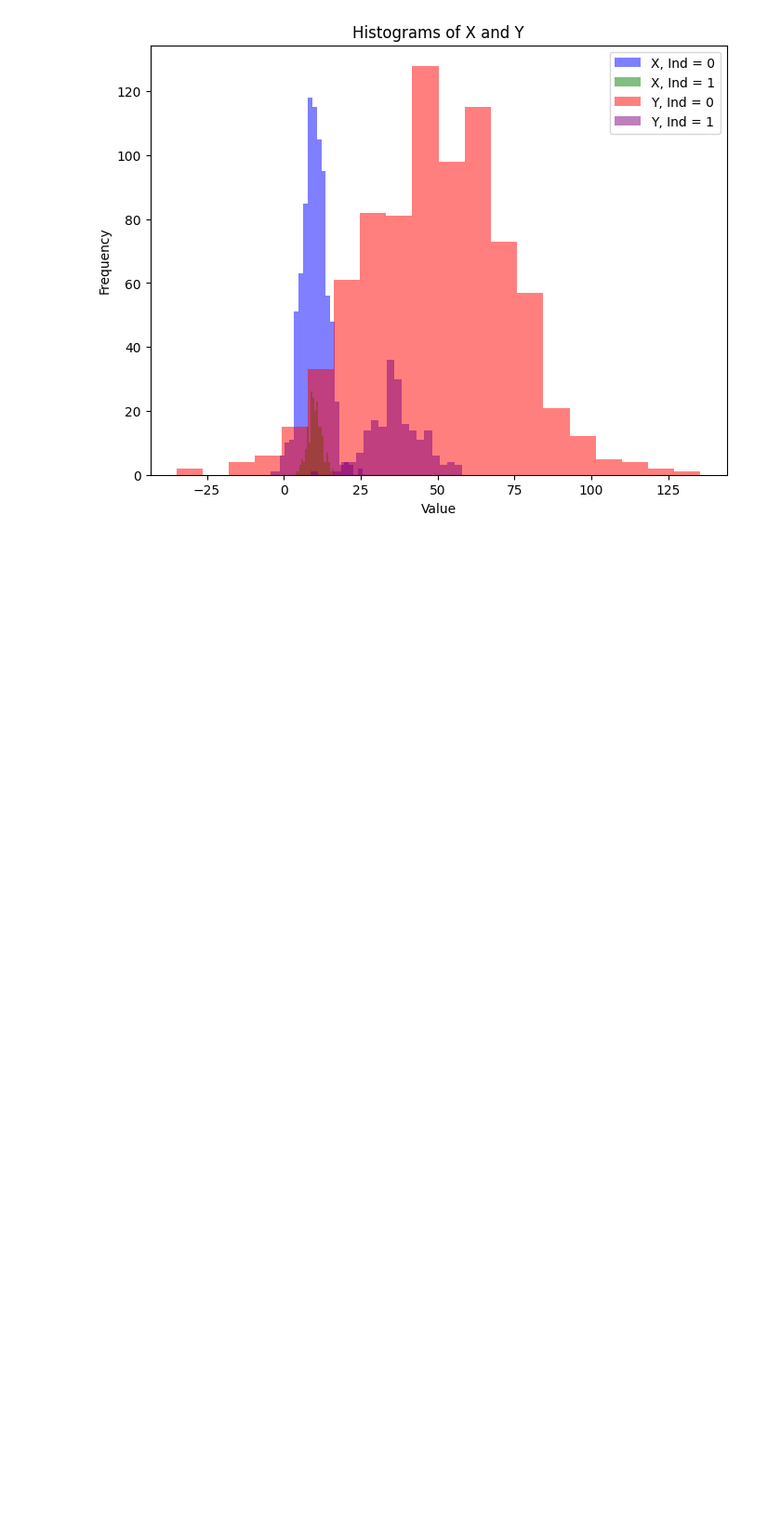
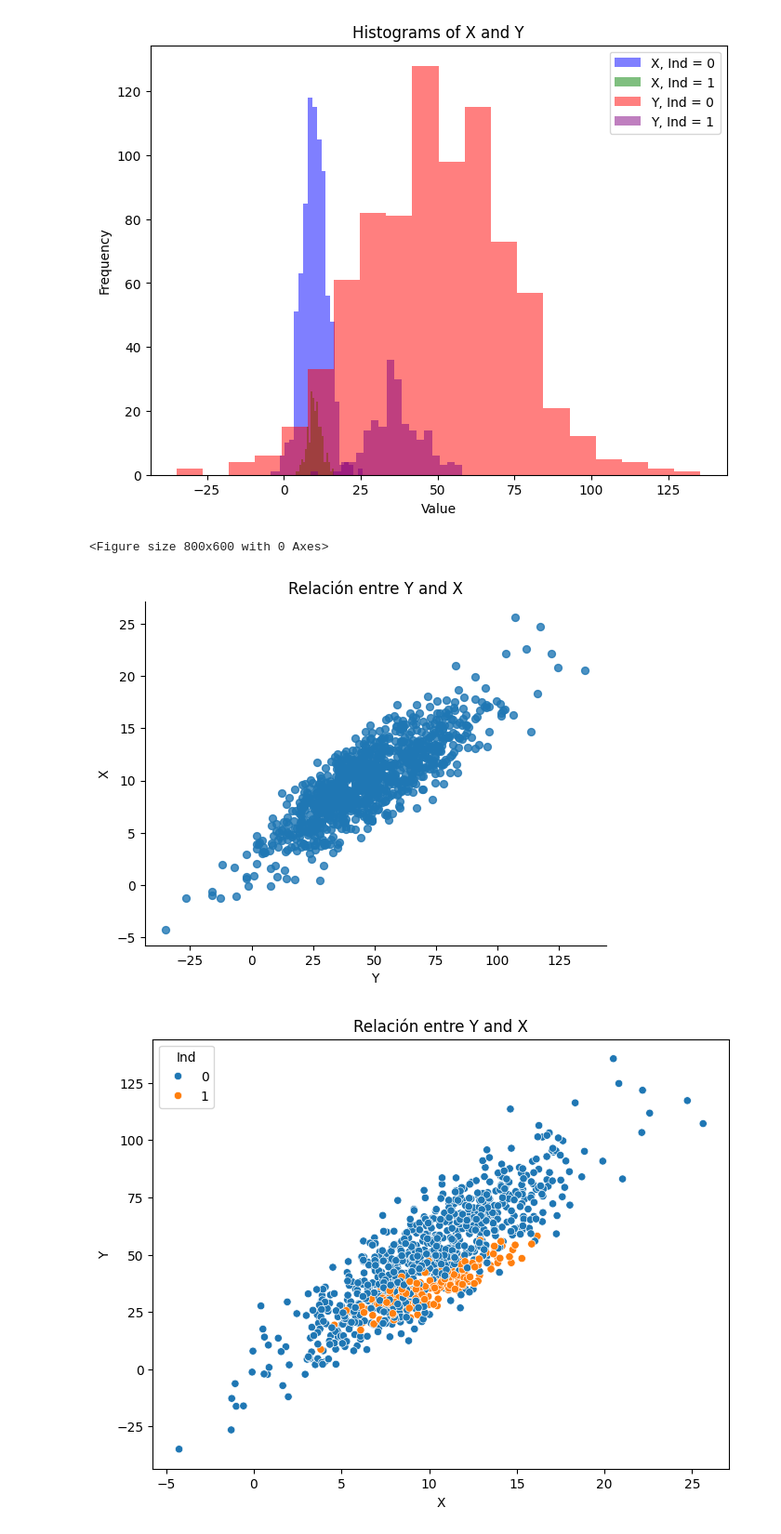
Before and after one commit to cam2149/MachinelearningI, a Jupyter notebook: Examen1_Ejecicio1_2.ipynb, the cells around one changed output. Shown: that part at 93% size. Saved outputs shown, nothing was run; the diff lists cells and outputs as text; code cells hidden in the pictures; blank space fills up the shorter version.

```diff
--- a/Examen1_Ejecicio1_2.ipynb
+++ b/Examen1_Ejecicio1_2.ipynb
@@ -143,3 +117,22 @@ plt.title('Histograms of X and Y')
 _ = plt.legend()
 # %% [output]
 [figure]
+# %%
+# @title Y vs X
+
+from matplotlib import pyplot as plt
+plt.figure(figsize=(8, 6))
+df.plot(kind='scatter', x='Y', y='X', s=32, alpha=.8)
+plt.gca().spines[['top', 'right',]].set_visible(False)
+plt.title('Relación entre Y and X')
+plt.show()
+
+# Analyze the relationship between Y and X
+plt.figure(figsize=(8, 6))
+sns.scatterplot(x='X', y='Y', hue='Ind', data=df)
+plt.title('Relación entre Y and X')
+plt.show()
+# %% [output]
+<Figure size 800x600 with 0 Axes>
+[figure, added]
+[figure, added]
```
Also changed, not shown: parts of 14 cells of this notebook.
